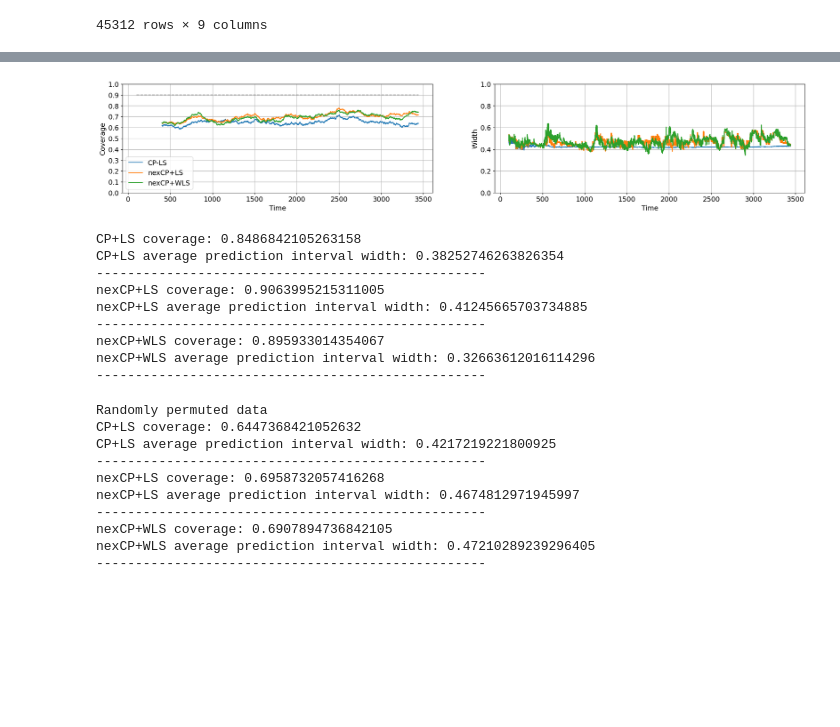
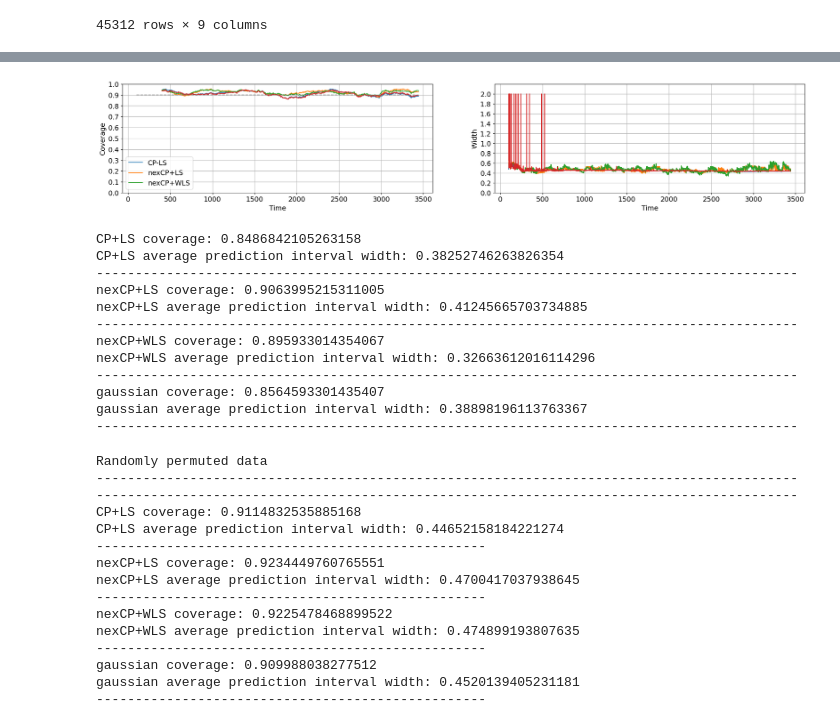
Before and after one commit to igorpradhan/RLRW-NonExchangeable-Conformal-Prediction, a Jupyter notebook: Replication/elec2_replicaton.ipynb, the cells around one changed output, grey strips where cells are left out. Saved outputs shown, nothing was run; the diff lists cells and outputs as text; code cells hidden in the pictures; blank space fills up the shorter version.

Commit message:
finished replication

```diff
--- a/Replication/elec2_replicaton.ipynb
+++ b/Replication/elec2_replicaton.ipynb
@@ -14,5 +15,5 @@ from concurrent.futures import ThreadPoolExecutor
 # %%
-path = "/Users/igor.ap/Downloads/Thesis files/Code/THESIS/Replication/Data/electricity-normalized.csv"
+path = "/Users/igor.ap/Downloads/Thesis files/Code/THESIS/Data/electricity-normalized.csv"
 data = pd.read_csv(path, sep = ",")
 # %%
 data
@@ -152,16 +138,16 @@ rho = rho_LS = 0.99
 
 
 alpha = 0.1
-methods = ['CP+LS', 'nexCP+LS', 'nexCP+WLS']
+methods = ['CP+LS', 'nexCP+LS', 'nexCP+WLS', 'gaussian']
 PI_split_CP = np.zeros((len(methods),N,2))
 PI_split_CP[:, :train_lag, 0] = -np.inf
 PI_split_CP[:, :train_lag, 1] = np.inf
 # %%
-print("--"*30)
-print('Running conformal prediction on non-permuted data')
-PI_split_CP = run(X, Y, alpha, PI_split_CP, methods, indexing = "odd")
+# print("--"*30)
+# print('Running conformal prediction on non-permuted data')
+# PI_split_CP = run(X, Y, alpha, PI_split_CP, methods, indexing = "odd")
 print("--"*30)
 print('Running conformal prediction on permuted data')
-# PI_split_CP_perm = run(X_perm, Y_perm, alpha, PI_split_CP, methods, "odd")
+PI_split_CP_perm = run(X_perm, Y_perm, alpha, PI_split_CP, methods, "odd")
 # %% [output]
 ------------------------------------------------------------
@@ -171,14 +155,14 @@ Running conformal prediction on permuted data
 # %%
-coverage = np.zeros((len(methods),N - train_lag))
-pi_width = np.zeros((len(methods),N - train_lag))
+# coverage = np.zeros((len(methods),N - train_lag))
+# pi_width = np.zeros((len(methods),N - train_lag))
 
 
-for method_idx, method in enumerate(methods):
-    lower_bound = PI_split_CP[method_idx, train_lag:, 0]
-    upper_bound = PI_split_CP[method_idx,train_lag:, 1]
+# for method_idx, method in enumerate(methods):
+#     lower_bound = PI_split_CP[method_idx, train_lag:, 0]
+#     upper_bound = PI_split_CP[method_idx,train_lag:, 1]
 
-    coverage[method_idx] = (lower_bound <= Y[train_lag:]) & (upper_bound >= Y[train_lag:])
-    pi_width[method_idx] = upper_bound - lower_bound
+#     coverage[method_idx] = (lower_bound <= Y[train_lag:]) & (upper_bound >= Y[train_lag:])
+#     pi_width[method_idx] = upper_bound - lower_bound
 
 coverage_perm = np.zeros((len(methods),N - train_lag))
 pi_width_perm = np.zeros((len(methods),N - train_lag))
@@ -227,62 +209,72 @@ plt.show()
 # %%
 plt.rcParams.update({'font.size': 14})
 
 fig, ax = plt.subplots(nrows=1, ncols=2, figsize=(25,4))
 
 for method_idx, method in enumerate(methods):
     ax[0].plot(np.arange(train_lag+window,N), rolling_avg(coverage_perm[method_idx], window))
     ax[1].plot(np.arange(train_lag, N), pi_width_perm[method_idx])
 
 ax[0].hlines(1-alpha, xmin=train_lag, xmax=N, linestyles='--', colors='gray')
 ax[0].legend(['CP-LS','nexCP+LS','nexCP+WLS'])
 
 ax[0].set_ylabel('Coverage')
 ax[0].set_ylim([0, 1])
 ax[0].set_yticks([0, 0.1, 0.2, 0.3, 0.4, 0.5, 0.6, 0.7, 0.8, 0.9, 1])
 ax[0].set_xlabel('Time')
 ax[0].grid(True)
 
 ax[1].set_ylabel('Width')
 ymax = np.max([
     pi_width_perm[method_idx].max() for method_idx in range(len(methods))
 ]) * 1.1
 ax[1].set_ylim([0, ymax])
-ax[1].set_yticks([0, 0.2, 0.4, 0.6, 0.8, 1])
+ax[1].set_yticks([0, 0.2, 0.4, 0.6, 0.8, 1, 1.2, 1.4, 1.6, 1.8, 2])
 ax[1].set_xlabel('Time')
 ax[1].grid(True)
 
 plt.show()
 # %% [output]
-[figure, old version]
+[figure, new version]
 # %%
 for method_idx, method in enumerate(methods):
     print(f'{method} coverage: {np.mean(coverage[method_idx])}')
     print(f'{method} average prediction interval width: {np.mean(pi_width[method_idx])}')
-    print("-"*50)
+    print("-"*90)
 # %% [output]
 CP+LS coverage: 0.8486842105263158
 CP+LS average prediction interval width: 0.38252746263826354
---------------------------------------------------
+------------------------------------------------------------------------------------------
 nexCP+LS coverage: 0.9063995215311005
 nexCP+LS average prediction interval width: 0.41245665703734885
---------------------------------------------------
+------------------------------------------------------------------------------------------
 nexCP+WLS coverage: 0.895933014354067
 nexCP+WLS average prediction interval width: 0.32663612016114296
---------------------------------------------------
+------------------------------------------------------------------------------------------
+gaussian coverage: 0.8564593301435407
+gaussian average prediction interval width: 0.38898196113763367
+------------------------------------------------------------------------------------------
 # %%
 print("Randomly permuted data")
+print("-"*90)
+print("-"*90)
 for method_idx, method in enumerate(methods):
     print(f'{method} coverage: {np.mean(coverage_perm[method_idx])}')
     print(f'{method} average prediction interval width: {np.mean(pi_width_perm[method_idx])}')
     print("-"*50)
 # %% [output]
 Randomly permuted data
-CP+LS coverage: 0.6447368421052632
-CP+LS average prediction interval width: 0.4217219221800925
+------------------------------------------------------------------------------------------
+------------------------------------------------------------------------------------------
+CP+LS coverage: 0.9114832535885168
+CP+LS average prediction interval width: 0.44652158184221274
 --------------------------------------------------
-nexCP+LS coverage: 0.6958732057416268
-nexCP+LS average prediction interval width: 0.4674812971945997
+nexCP+LS coverage: 0.9234449760765551
+nexCP+LS average prediction interval width: 0.4700417037938645
 --------------------------------------------------
-nexCP+WLS coverage: 0.6907894736842105
-nexCP+WLS average prediction interval width: 0.47210289239296405
+nexCP+WLS coverage: 0.9225478468899522
+nexCP+WLS average prediction interval width: 0.474899193807635
 --------------------------------------------------
+gaussian coverage: 0.909988038277512
+gaussian average prediction interval width: 0.4520139405231181
+--------------------------------------------------
```
Also changed, not shown: parts of 4 cells of this notebook, 23 other files.
